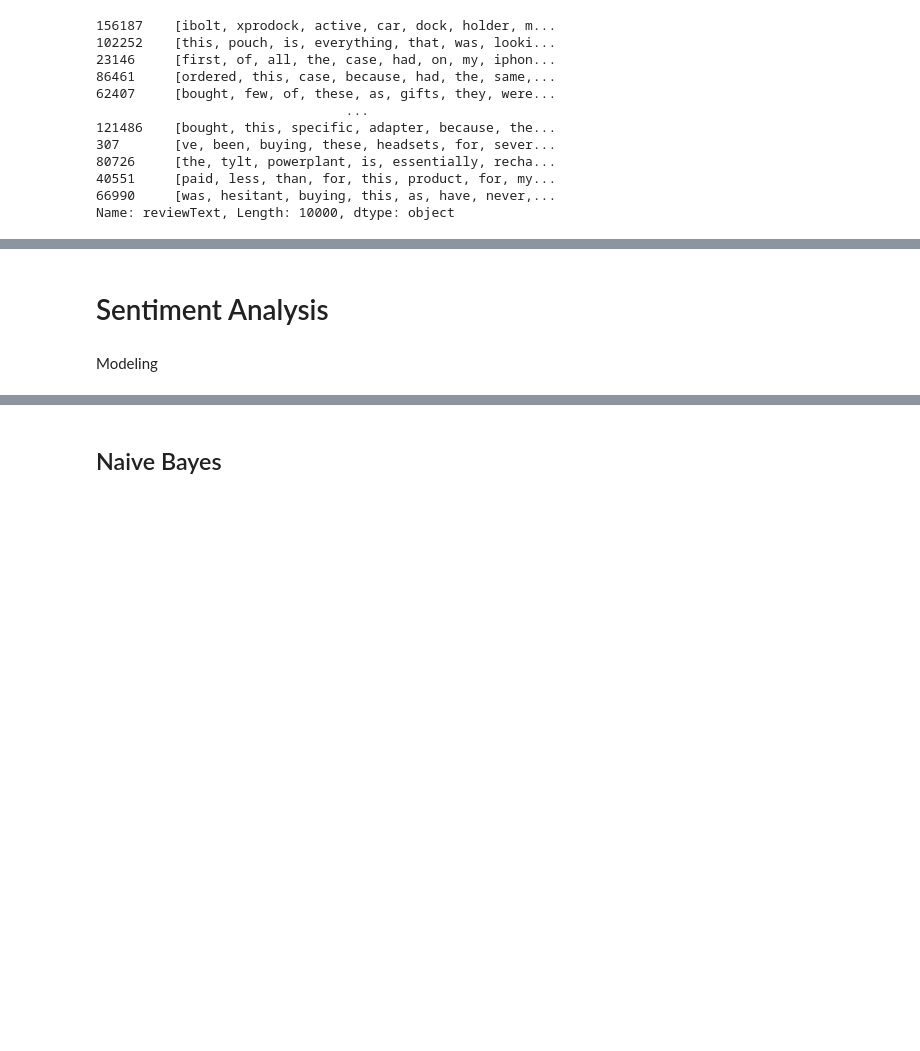
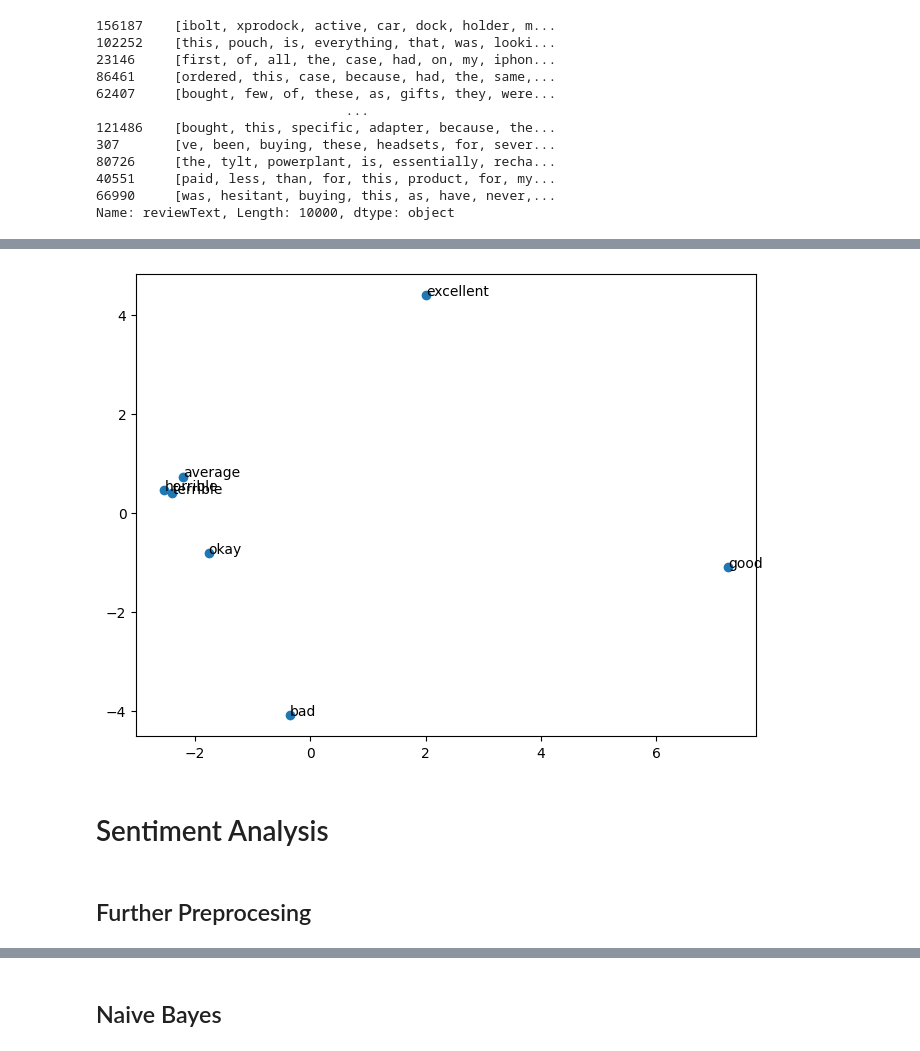
Before and after one commit to olinyoder2534/TensorflowPractice, a Jupyter notebook: ProductReview.ipynb, the cells around one changed output, grey strips where cells are left out. Drawn from its saved outputs; the diff is of its cells as text; code cells hidden in the pictures; blank space fills up the shorter version.

```diff
--- a/ProductReview.ipynb
+++ b/ProductReview.ipynb
@@ -172,0 +372,3 @@ model.train(review_text, total_examples=model.corpus_count, epochs=model.epochs)
+# %%
+word = "good"
+model.wv[word]
@@ -212,4 +432,20 @@ model.wv.most_similar("okay")
+# %%
+#pca plot for words to see how well word2vec model did
+words = ['good', 'bad', 'horrible', 'excellent', 'terrible', 'average', 'okay']
+
+word_vectors = np.array([model.wv[word] for word in words])
+
+#pca
+pca = PCA(n_components=2)
+pca_vectors = pca.fit_transform(word_vectors)
+
+#2 pcs
+plt.figure(figsize=(8, 6))
+plt.scatter(pca_vectors[:, 0], pca_vectors[:, 1], marker='o')
+for i, word in enumerate(words):
+    plt.annotate(word, xy=(pca_vectors[i, 0], pca_vectors[i, 1]))
+plt.show()
+# %% [output]
+[figure, added]
 # %% [markdown]
 # Sentiment Analysis
-# %% [markdown]
-Modeling
@@ -222 +452,3 @@ from keras.layers import Embedding, LSTM, Dense
+# %% [markdown]
+## Further Preprocesing
 # %%
```
Also changed, not shown: parts of 99 cells of this notebook.
